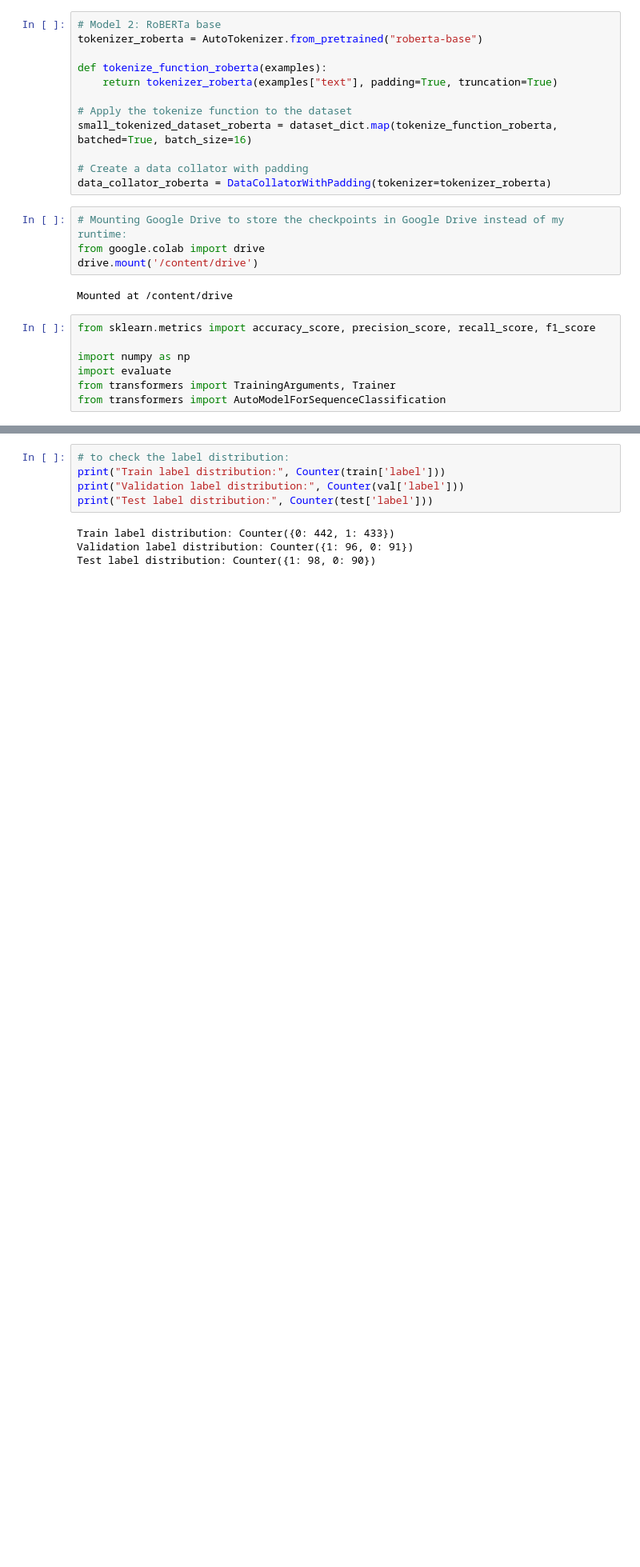
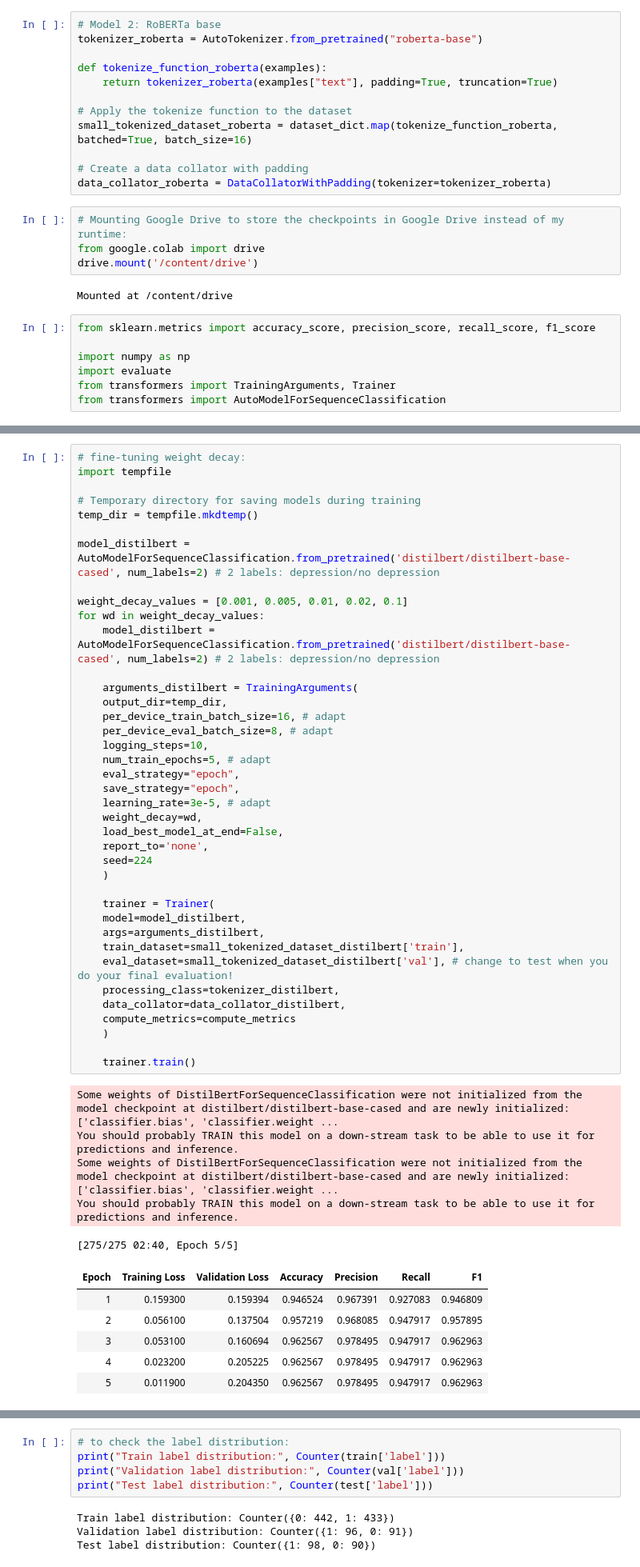
Before and after one commit to larajakl/Computational-Linguistics, a Jupyter notebook: Project.ipynb, the cells around one changed output, grey strips where cells are left out. Shown at 80% size. Drawn from its saved outputs; the diff is of its cells as text; blank space fills up the shorter version.

```diff
--- a/Project.ipynb
+++ b/Project.ipynb
@@ -224,3 +224,54 @@ trainer_distilbert = Trainer(
 # %% [output]
 Some weights of DistilBertForSequenceClassification were not initialized from the model checkpoint at distilbert/distilbert-base-cased and are newly initialized: ['classifier.bias', 'classifier.weight ...
 You should probably TRAIN this model on a down-stream task to be able to use it for predictions and inference.
+# %%
+# fine-tuning weight decay:
+import tempfile
+
+# Temporary directory for saving models during training
+temp_dir = tempfile.mkdtemp()
+
+model_distilbert = AutoModelForSequenceClassification.from_pretrained('distilbert/distilbert-base-cased', num_labels=2) # 2 labels: depression/no depression
+
+weight_decay_values = [0.001, 0.005, 0.01, 0.02, 0.1]
+for wd in weight_decay_values:
+    model_distilbert = AutoModelForSequenceClassification.from_pretrained('distilbert/distilbert-base-cased', num_labels=2) # 2 labels: depression/no depression
+
+    arguments_distilbert = TrainingArguments(
+    output_dir=temp_dir,
+    per_device_train_batch_size=16, # adapt
+    per_device_eval_batch_size=8, # adapt
+    logging_steps=10,
+    num_train_epochs=5, # adapt
+    eval_strategy="epoch",
+    save_strategy="epoch",
+    learning_rate=3e-5, # adapt
+    weight_decay=wd,
+    load_best_model_at_end=False,
+    report_to='none',
+    seed=224
+    )
+
+    trainer = Trainer(
+    model=model_distilbert,
+    args=arguments_distilbert,
+    train_dataset=small_tokenized_dataset_distilbert['train'],
+    eval_dataset=small_tokenized_dataset_distilbert['val'], # change to test when you do your final evaluation!
+    processing_class=tokenizer_distilbert,
+    data_collator=data_collator_distilbert,
+    compute_metrics=compute_metrics
+    )
+
+    trainer.train()
+# %% [output]
+Some weights of DistilBertForSequenceClassification were not initialized from the model checkpoint at distilbert/distilbert-base-cased and are newly initialized: ['classifier.bias', 'classifier.weight ...
+You should probably TRAIN this model on a down-stream task to be able to use it for predictions and inference.
+Some weights of DistilBertForSequenceClassification were not initialized from the model checkpoint at distilbert/distilbert-base-cased and are newly initialized: ['classifier.bias', 'classifier.weight ...
+You should probably TRAIN this model on a down-stream task to be able to use it for predictions and inference.
+[275/275 02:40, Epoch 5/5]
+| Epoch | Training Loss | Validation Loss | Accuracy | Precision | Recall | F1 |
+| 1 | 0.159300 | 0.159394 | 0.946524 | 0.967391 | 0.927083 | 0.946809 |
+| 2 | 0.056100 | 0.137504 | 0.957219 | 0.968085 | 0.947917 | 0.957895 |
+| 3 | 0.053100 | 0.160694 | 0.962567 | 0.978495 | 0.947917 | 0.962963 |
+| 4 | 0.023200 | 0.205225 | 0.962567 | 0.978495 | 0.947917 | 0.962963 |
+| 5 | 0.011900 | 0.204350 | 0.962567 | 0.978495 | 0.947917 | 0.962963 |
```
Also changed, not shown: parts of 9 cells of this notebook.
